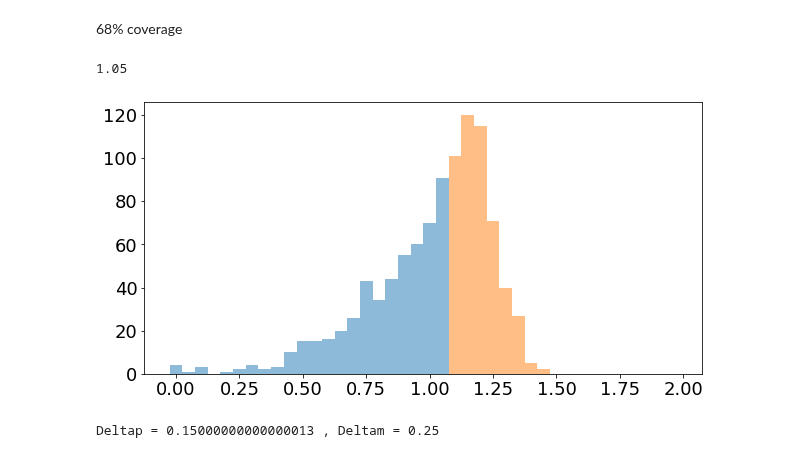
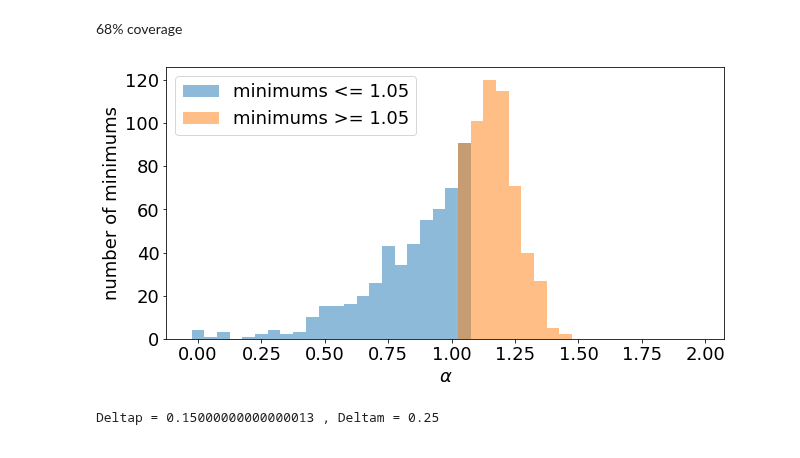
Before and after one commit to R-Grau/EBLpy, a Jupyter notebook: EBL_fit_MC_viewer.ipynb, the cells around one changed output. Drawn from its saved outputs; the diff is of its cells as text; code cells hidden in the pictures.

```diff
--- a/EBL_fit_MC_viewer.ipynb
+++ b/EBL_fit_MC_viewer.ipynb
@@ -668,23 +669,23 @@ alphas_best = []
 for i in range(len(alphas_iter)):
     alphas_best.append(alphas_iter[i][np.argmin(chisqs_iter[i])])
 alphas_best = np.round(alphas_best, decimals = 2)
-alpha_BEST = np.round(interpx[np.argmin(chis_new)], decimals = 3)
+alpha_BEST = np.round(interpx[np.argmin(chis_new)], decimals = 2)
 minus = []
 plus = []
 for i in range(len(alphas_iter)):
-    if alphas_iter[i][np.argmin(chisqs_iter[i])] <= alpha_BEST:
-        minus.append(alphas_iter[i][np.argmin(chisqs_iter[i])])
-    if alphas_iter[i][np.argmin(chisqs_iter[i])] >= alpha_BEST:
-        plus.append(alphas_iter[i][np.argmin(chisqs_iter[i])])
+    if np.round(alphas_iter[i][np.argmin(chisqs_iter[i])], decimals = 2) <= alpha_BEST:
+        minus.append(np.round(alphas_iter[i][np.argmin(chisqs_iter[i])], decimals = 2))
+    if np.round(alphas_iter[i][np.argmin(chisqs_iter[i])], decimals = 2) >= alpha_BEST:
+        plus.append(np.round(alphas_iter[i][np.argmin(chisqs_iter[i])], decimals = 2))
-# %%
-print(alpha_BEST)
-# %% [output]
-1.05
 # %%
-mhist, mbins, mbar = plt.hist(np.array(minus), bins = np.arange(-0.025, alpha_BEST + 0.075, 0.05, ), alpha=0.5)
-phist, pbins, pbar = plt.hist(np.array(plus), bins = np.arange(alpha_BEST - 0.025, 2.025, 0.05, ), alpha=0.5)
+mhist, mbins, mbar = plt.hist(np.array(minus), bins = np.arange(-0.025, alpha_BEST + 0.075, 0.05, ), alpha=0.5, label="minimums <= {minm}".format( minm = alpha_BEST))
+phist, pbins, pbar = plt.hist(np.array(plus), bins = np.arange(alpha_BEST - 0.025, 2.025, 0.05, ), alpha=0.5, label="minimums >= {minm}".format(minm = alpha_BEST))
+plt.xlabel(r"$\alpha$")
+plt.ylabel("number of minimums")
+plt.legend(loc="upper left")
+plt.show()
 # %% [output]
-[figure, old version]
+[figure, new version]
 # %%
 mtempcov = 0
 j = 1
```
Also changed, not shown: parts of 12 cells of this notebook.
